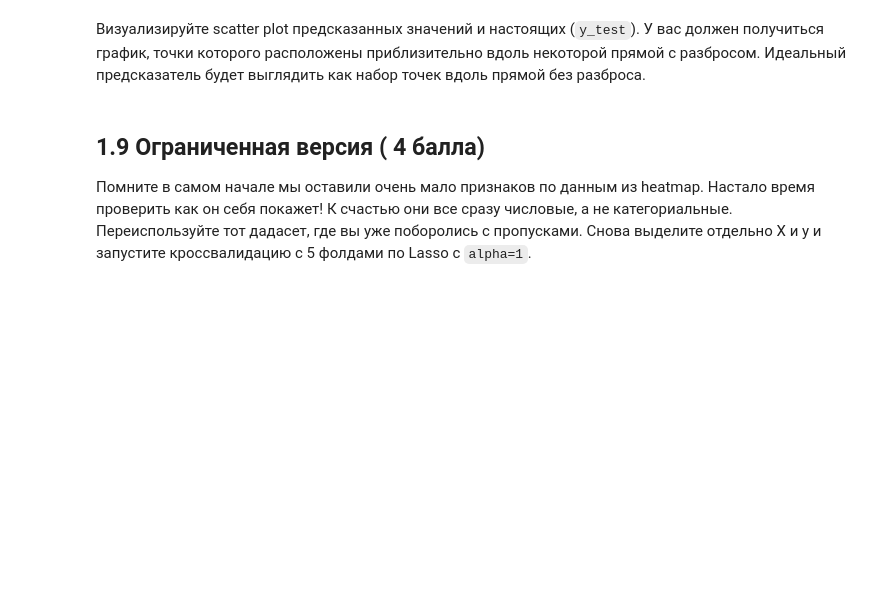
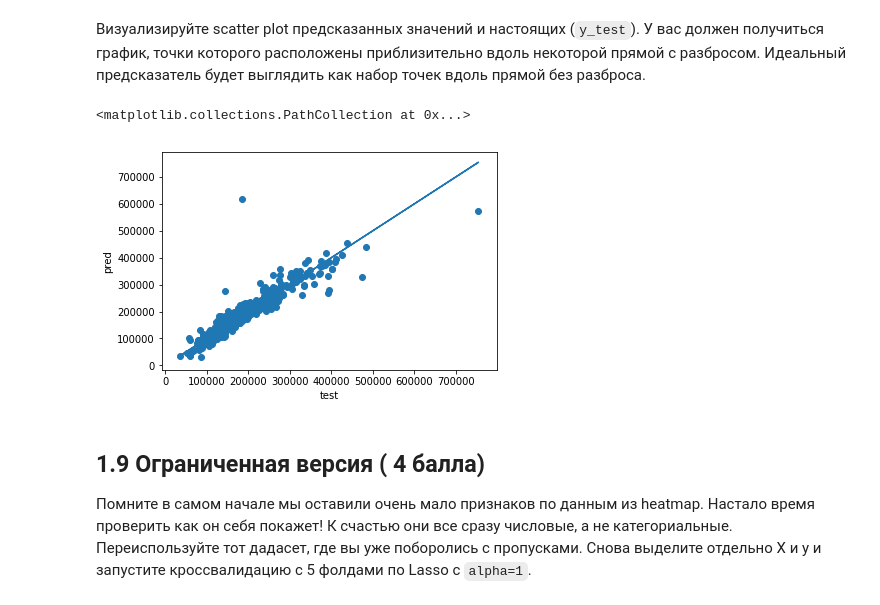
Before and after one commit to bewrrrie/7bits_ml_homework, a Jupyter notebook: 2017-fall/05-01-linear-regression-homework.ipynb, the cells around one changed output. Saved outputs shown, nothing was run; the diff lists cells and outputs as text; code cells hidden in the pictures; blank space fills up the shorter version.

```diff
--- a/2017-fall/05-01-linear-regression-homework.ipynb
+++ b/2017-fall/05-01-linear-regression-homework.ipynb
@@ -359,2 +425,7 @@ Text(0.5,1,'Ridge')
 # %% [markdown]
 Теперь, возьмите вашу самую мощную модель(не тренированную!). Запустите её тренировку по тренировочной выборке X_train, y_train с помощью функции `fit`. Постройте предсказания с помощью функции `predict`.
+# %%
+lasso_cv = LassoCV(n_jobs=4, alphas=alphas, cv=5)
+%time lasso_cv.fit(X_train, y_train)
+
+predictions = lasso_cv.predict(X_test)
@@ -361,5 +435,13 @@ Text(0.5,1,'Ridge')
 # %% [markdown]
 Визуализируйте scatter plot предсказанных значений и настоящих (`y_test`). У вас должен получиться график, точки которого расположены приблизительно вдоль некоторой прямой с разбросом. Идеальный предсказатель будет выглядить как набор точек вдоль прямой без разброса.
+# %%
+plt.xlabel('test')
+plt.ylabel('pred')
+plt.plot(y_test, y_test)
+plt.scatter(y_test, predictions)
+# %% [output]
+<matplotlib.collections.PathCollection at 0x...>
+[figure, added]
 # %% [markdown]
 ## 1.9 Ограниченная версия ( 4 балла)
 
```
Also changed, not shown: parts of 18 cells of this notebook, 1 other file.
